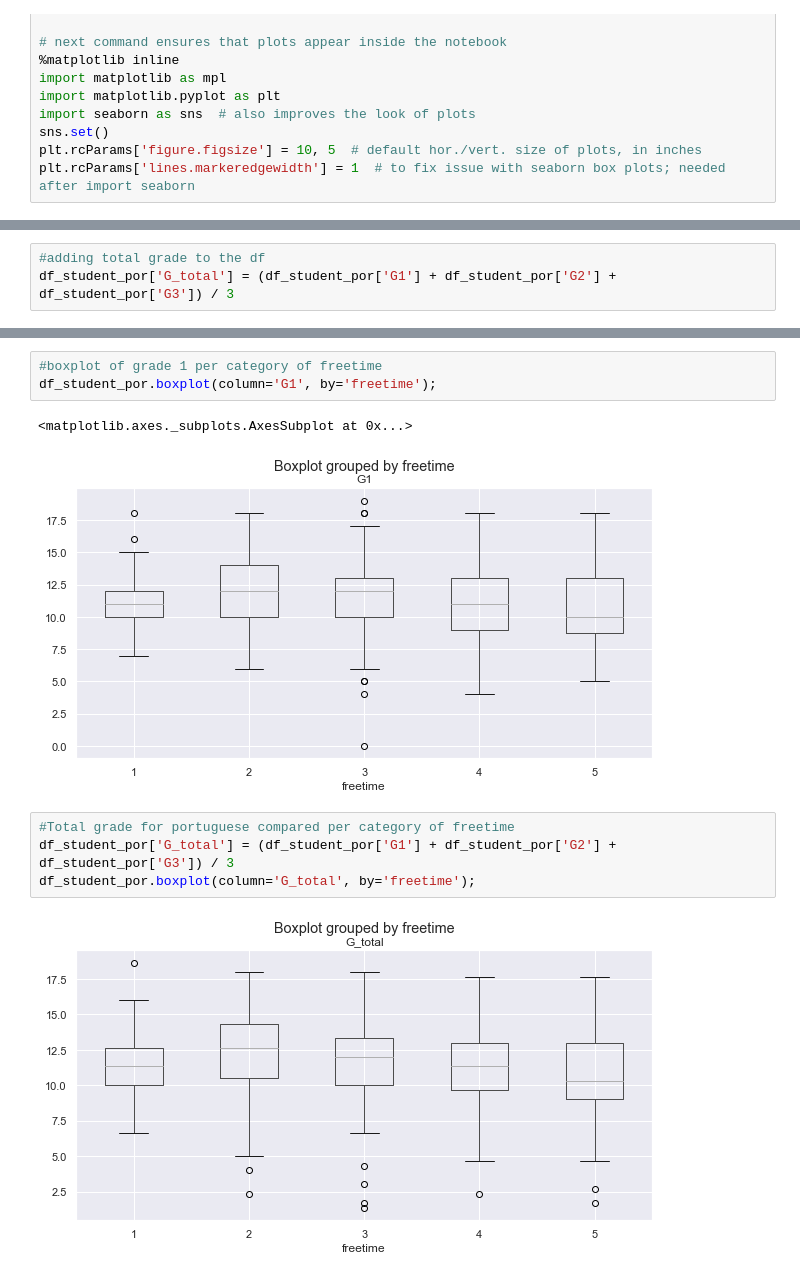
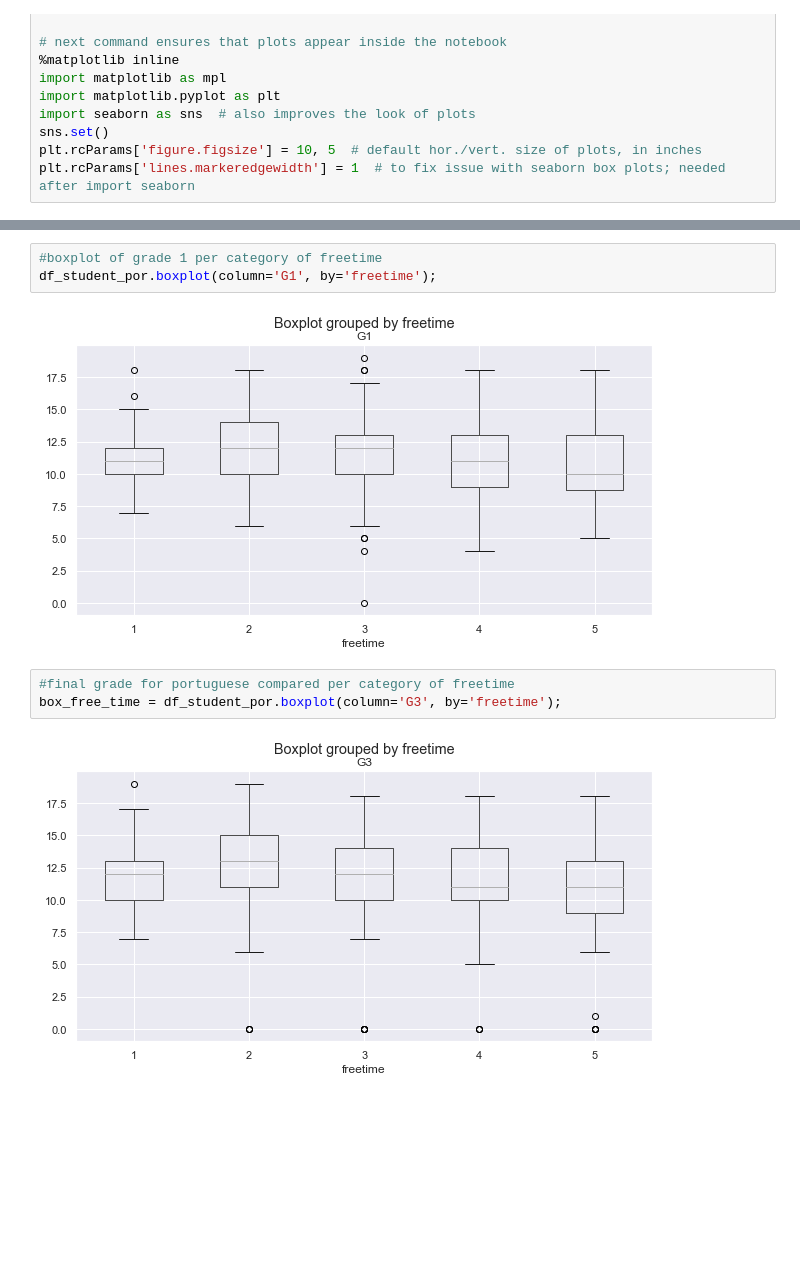
Before and after one commit to bommelbij/CreativeThinking, a Jupyter notebook: CT final paper Ramon.ipynb, the cells around one changed output, grey strips where cells are left out. Saved outputs shown, nothing was run; the diff lists cells and outputs as text; blank space fills up the shorter version.

```diff
--- a/CT final paper Ramon.ipynb
+++ b/CT final paper Ramon.ipynb
@@ -82,6 +92,3 @@ df_drunk.describe()
 | 50% | 17.000000 | 2.000000 | 2.000000 | 1.000000 | 1.000000 | 0.000000 | 4.000000 | 4.000000 | 5.000000 | 5.0 | ... |
 | 75% | 18.000000 | 3.000000 | 3.000000 | 2.000000 | 2.000000 | 0.000000 | 5.000000 | 5.000000 | 5.000000 | 5.0 | ... |
 | max | 22.000000 | 4.000000 | 4.000000 | 4.000000 | 4.000000 | 3.000000 | 5.000000 | 5.000000 | 5.000000 | 5.0 | ... |
-# %%
-#adding total grade to the df
-df_student_por['G_total'] = (df_student_por['G1'] + df_student_por['G2'] + df_student_por['G3']) / 3
@@ -117,11 +115,9 @@ df_freetime_5.describe()
 #boxplot of grade 1 per category of freetime
 df_student_por.boxplot(column='G1', by='freetime');
 # %% [output]
-<matplotlib.axes._subplots.AxesSubplot at 0x...>
 [figure]
 # %%
-#Total grade for portuguese compared per category of freetime
-df_student_por['G_total'] = (df_student_por['G1'] + df_student_por['G2'] + df_student_por['G3']) / 3
-df_student_por.boxplot(column='G_total', by='freetime');
+#final grade for portuguese compared per category of freetime
+box_free_time = df_student_por.boxplot(column='G3', by='freetime');
 # %% [output]
-[figure, old version]
+[figure, new version]
```
Also changed, not shown: parts of 9 cells of this notebook.
